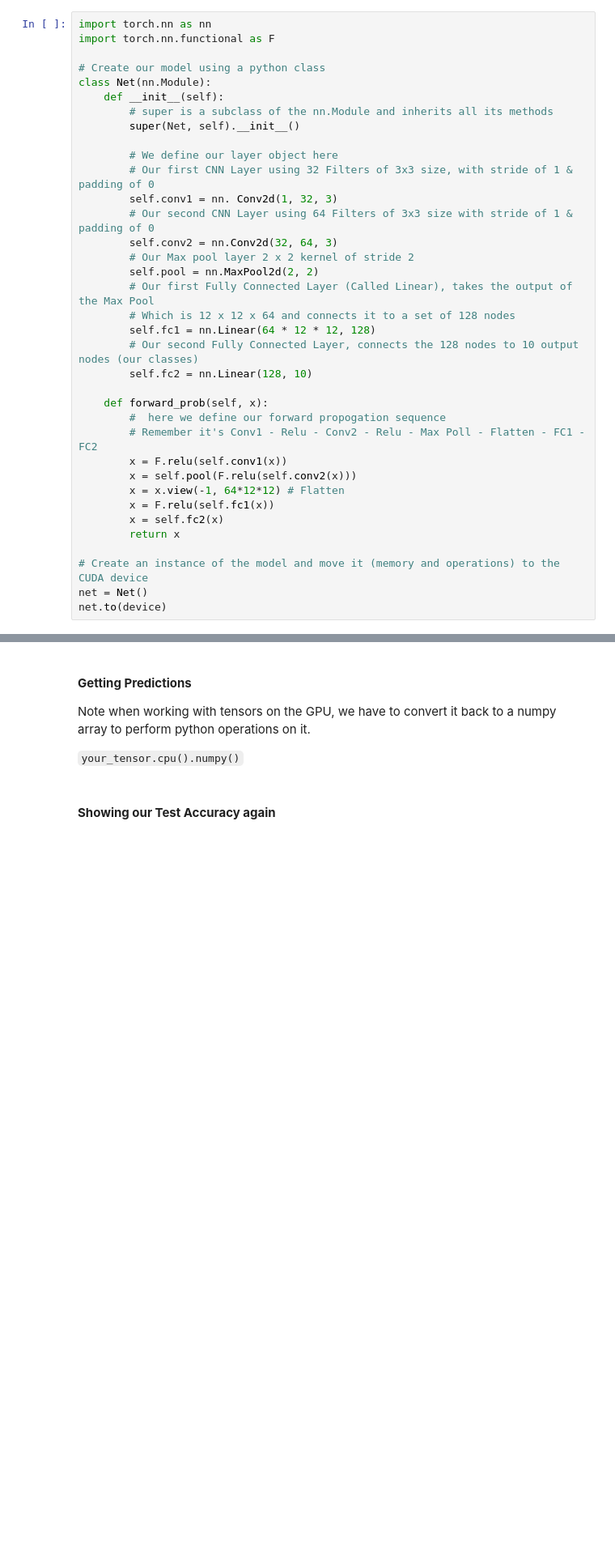
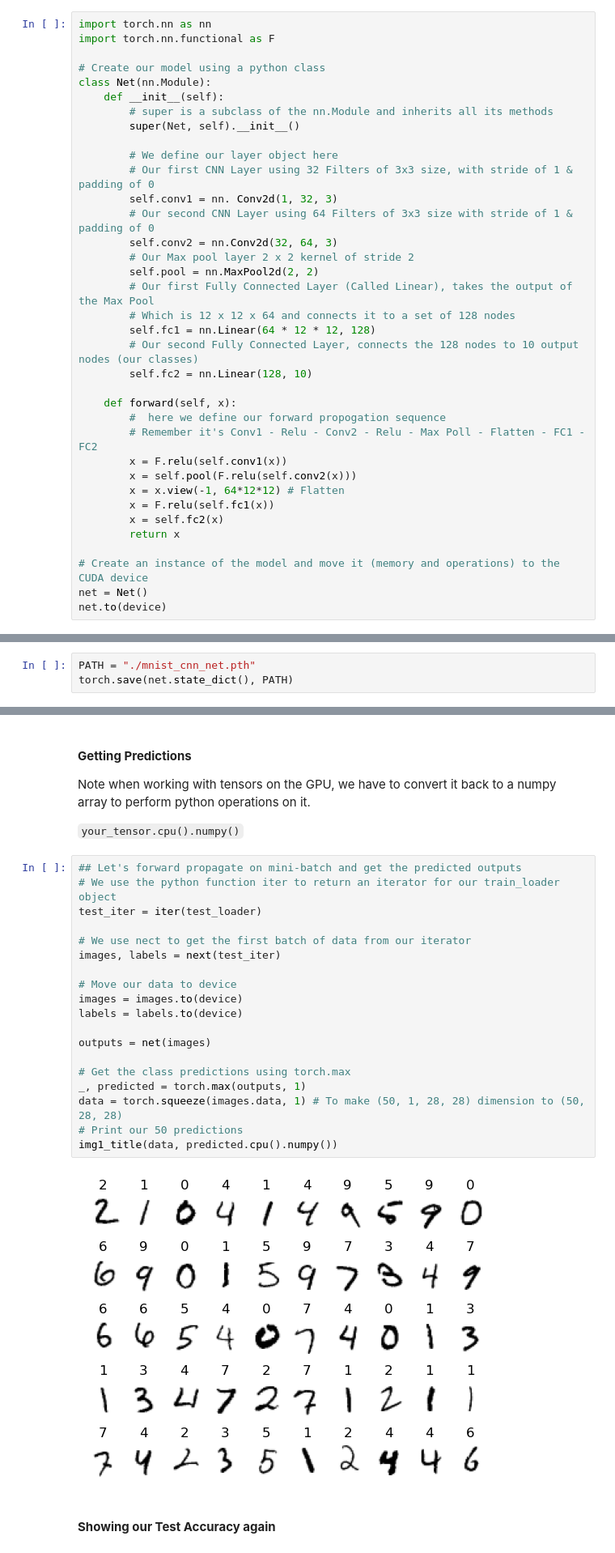
Before and after one commit to Feanor1021/MEDICAL-FILE-HANDLING-PYDICOM-NIBABEL-, a Jupyter notebook: Pytorch/1. PyTorch CNN Tutorial MNIST1.ipynb, the cells around one changed output, grey strips where cells are left out. Shown at 81% size. Drawn from its saved outputs; the diff is of its cells as text; blank space fills up the shorter version.

````diff
--- a/Pytorch/1. PyTorch CNN Tutorial MNIST1.ipynb
+++ b/Pytorch/1. PyTorch CNN Tutorial MNIST1.ipynb
@@ -301,7 +304,7 @@ class Net(nn.Module):
         # Our second Fully Connected Layer, connects the 128 nodes to 10 output nodes (our classes)
         self.fc2 = nn.Linear(128, 10)
 
-    def forward_prob(self, x):
+    def forward(self, x):
         #  here we define our forward propogation sequence
         # Remember it's Conv1 - Relu - Conv2 - Relu - Max Poll - Flatten - FC1 - FC2
         x = F.relu(self.conv1(x))
@@ -338,5 +455,8 @@ We need to define what type of loss we'll be using and what method will be using
 We use the ```torch.save()``` function to save our model.
 
 ```net.state_dict()``` saves our model weights in a dictionay format.
+# %%
+PATH = "./mnist_cnn_net.pth"
+torch.save(net.state_dict(), PATH)
 # %% [markdown]
 ### **Let's look at some images from your Test Data and view their Ground Truth labels**
@@ -348,5 +487,26 @@
 Note when working with tensors on the GPU, we have to convert it back to a numpy array to perform python operations on it.
 
 ```your_tensor.cpu().numpy()```
+# %%
+## Let's forward propagate on mini-batch and get the predicted outputs
+# We use the python function iter to return an iterator for our train_loader object
+test_iter = iter(test_loader)
+
+# We use nect to get the first batch of data from our iterator
+images, labels = next(test_iter)
+
+# Move our data to device
+images = images.to(device)
+labels = labels.to(device)
+
+outputs = net(images)
+
+# Get the class predictions using torch.max
+_, predicted = torch.max(outputs, 1)
+data = torch.squeeze(images.data, 1) # To make (50, 1, 28, 28) dimension to (50, 28, 28)
+# Print our 50 predictions
+img1_title(data, predicted.cpu().numpy())
+# %% [output]
+[figure, added]
 # %% [markdown]
 #### **Showing our Test Accuracy again**
````
Also changed, not shown: parts of 13 cells of this notebook.
